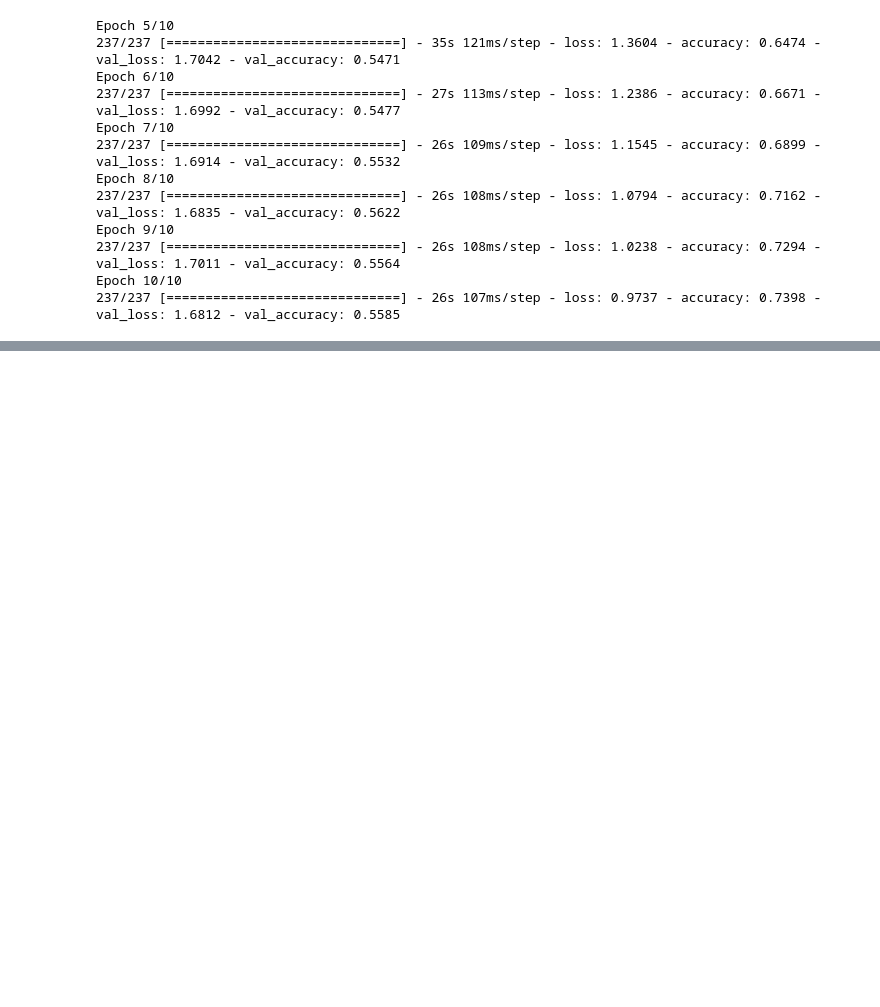
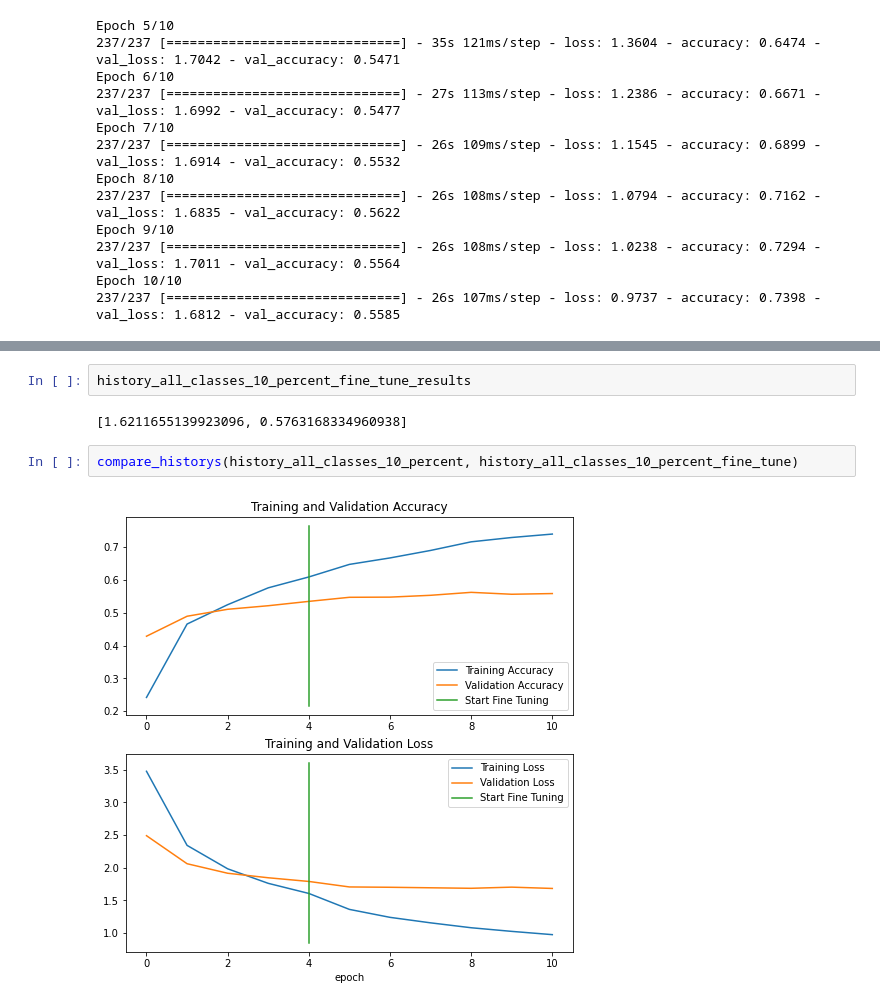
Before and after one commit to sameer203/Tensorflow_, a Jupyter notebook: 09_transfer_learning_tensorflow_scaling_up.ipynb, the cells around one changed output, grey strips where cells are left out. Saved outputs shown, nothing was run; the diff lists cells and outputs as text; blank space fills up the shorter version.

Commit message:
model fine tune plot loss curve

```diff
--- a/09_transfer_learning_tensorflow_scaling_up.ipynb
+++ b/09_transfer_learning_tensorflow_scaling_up.ipynb
@@ -254,0 +259,8 @@ Epoch 10/10
+# %%
+history_all_classes_10_percent_fine_tune_results
+# %% [output]
+[1.6211655139923096, 0.5763168334960938]
+# %%
+compare_historys(history_all_classes_10_percent, history_all_classes_10_percent_fine_tune)
+# %% [output]
+[figure, added]
```
Also changed, not shown: parts of 1 cell of this notebook.
